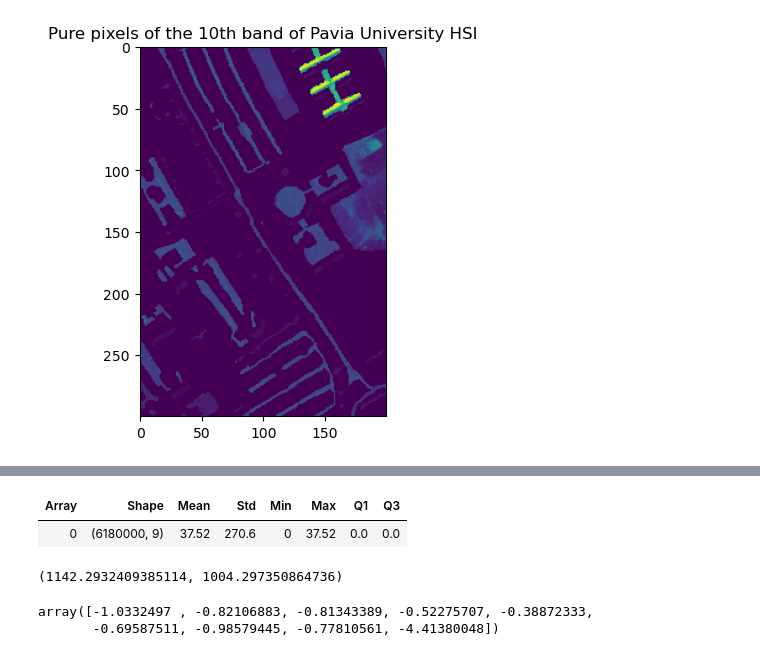
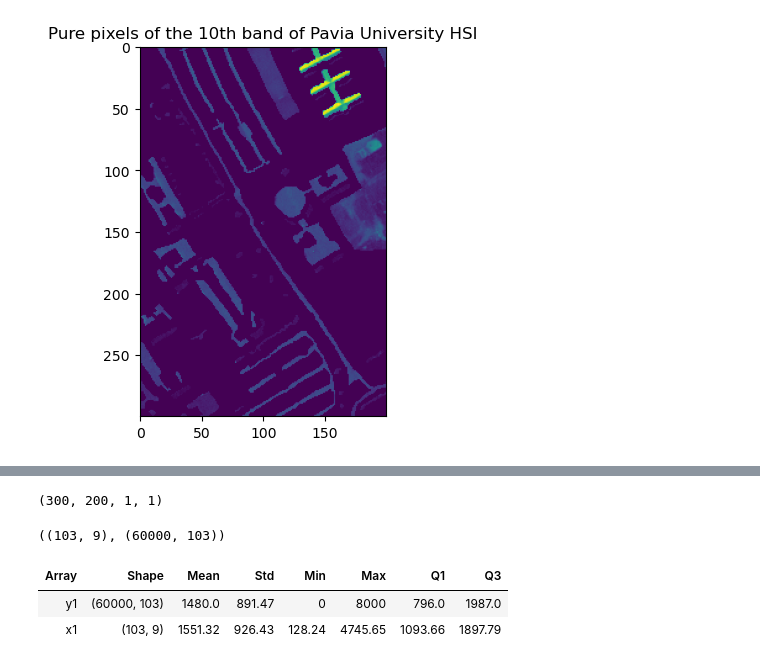
Before and after one commit to dimits-ts/hyperspectral-imaging, a Jupyter notebook: Project_AUEB.ipynb, the cells around one changed output, grey strips where cells are left out. Saved outputs shown, nothing was run; the diff lists cells and outputs as text; code cells hidden in the pictures.

```diff
--- a/Project_AUEB.ipynb
+++ b/Project_AUEB.ipynb
@@ -85,6 +73,9 @@ from prettytable import PrettyTable
 
 def arrays_stats(arrays: list[np.ndarray], names: list[str]|None = None, decimals: int = 2) -> PrettyTable:
     stats_table = PrettyTable(["Array", "Shape", "Mean", "Std", "Min", "Max", "Q1", "Q3"])
+
+    if type(decimals) is not int:
+        raise ValueError("The 'decimals' argument must be an integer.")
 
     if names is None:
         names = [i for i in range(len(arrays))]
@@ -94,6 +85,6 @@ def arrays_stats(arrays: list[np.ndarray], names: list[str]|None = None, decimal
 
     for name, array in zip(names, arrays):
         stats_table.add_row([name, array.shape, round(array.mean(), decimals),  round(array.std(), decimals),
-                             round(array.min(), decimals), round(array.mean(), decimals),
+                             round(array.min(), decimals), round(array.max(), decimals),
                              round(np.quantile(array, 0.25), decimals), round(np.quantile(array, 0.75), decimals)])
     return stats_table
@@ -121,12 +91,18 @@ arrays_stats(X, names=[f"x{endpoint}" for endpoint in endpoints])
-# %%
-X = np.array(X)
-X = np.moveaxis(X, 0, 3)
-X = X.reshape((X.shape[0]*X.shape[1]*X.shape[2]), X.shape[3])
-arrays_stats([X])
-# %% [output]
-| Array | Shape | Mean | Std | Min | Max | Q1 | Q3 |
-| 0 | (6180000, 9) | 37.52 | 270.6 | 0 | 37.52 | 0.0 | 0.0 |
-# %%
-mixed_hsi.mean(), mixed_hsi.std()
-# %% [output]
-(1142.2932409385114, 1004.297350864736)
+# %%
+labels[:, :, np.newaxis, np.newaxis].shape
+# %% [output]
+(300, 200, 1, 1)
+# %%
+y = hsi
+y1 = y.reshape(y.shape[2], (y.shape[0]*y.shape[1]))
+x1 = endmembers
+
+x1.shape, y1.shape
+# %% [output]
+((103, 9), (60000, 103))
+# %%
+arrays_stats([y1, x1], names=["y1","x1"])
+# %% [output]
+| Array | Shape | Mean | Std | Min | Max | Q1 | Q3 |
+| y1 | (60000, 103) | 1480.0 | 891.47 | 0 | 8000 | 796.0 | 1987.0 |
+| x1 | (103, 9) | 1551.32 | 926.43 | 128.24 | 4745.65 | 1093.66 | 1897.79 |
@@ -133,9 +114,7 @@ mixed_hsi.mean(), mixed_hsi.std()
 # %%
 from sklearn.linear_model import LinearRegression
 
-y = mixed_hsi.flatten()
-model = LinearRegression(fit_intercept=True).fit(X, y)
-model.coef_
+
+base_model = LinearRegression(fit_intercept=True).fit(x1, y1)
+base_abundance = abundance_matrix(base_model)
+base_abundance[focus_point]
-# %% [output]
-array([-1.0332497 , -0.82106883, -0.81343389, -0.52275707, -0.38872333,
-       -0.69587511, -0.98579445, -0.77810561, -4.41380048])
```
Also changed, not shown: parts of 19 cells of this notebook.
